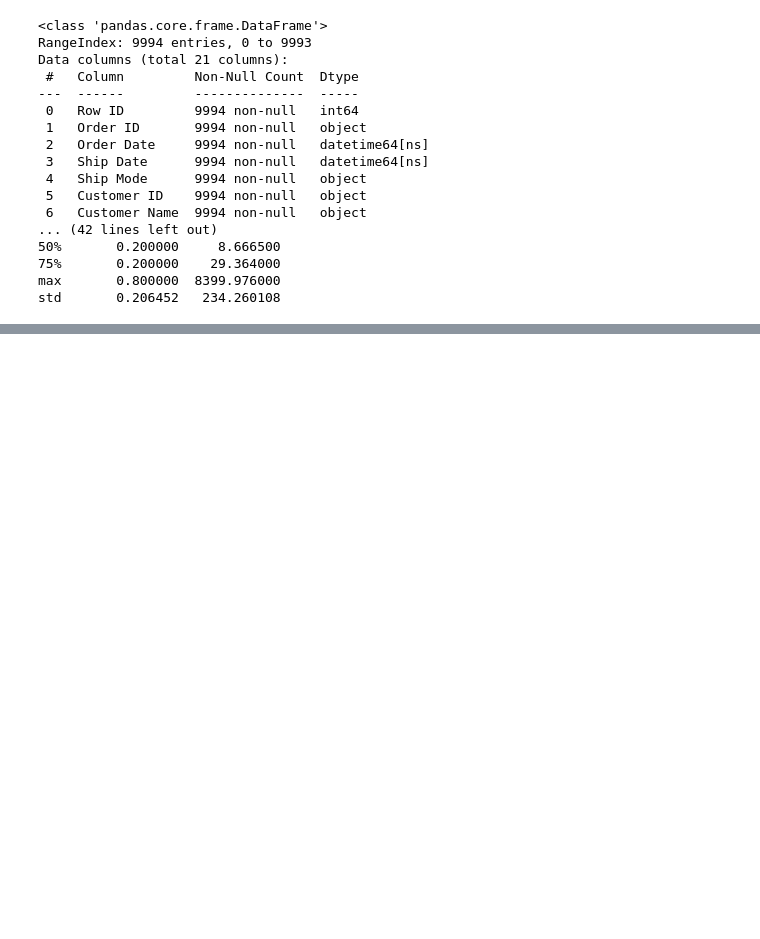
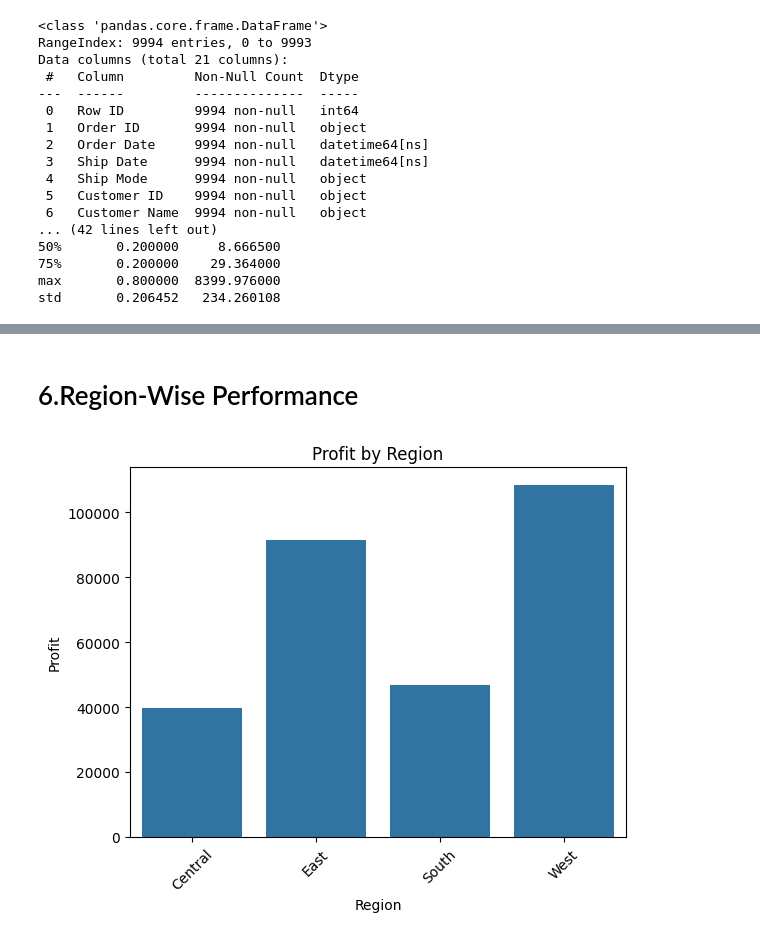
Before and after one commit to Sujithra-Emmanuel/SAMPLE-SUPERSTORE, a Jupyter notebook: Retail Analytics.ipynb, the cells around one changed output, grey strips where cells are left out. Cells and saved outputs as stored; diff of their text form; code cells hidden in the pictures; blank space fills up the shorter version.

```diff
--- a/Retail Analytics.ipynb
+++ b/Retail Analytics.ipynb
@@ -20,0 +16,27 @@ df.head()
+# %%
+Orders = pd.read_excel(df, sheet_name='Orders')
+print('\norders_shape:', Orders.shape)
+print('\norders_info:')
+print(Orders.info())
+print('\norders_describe:')
+print(Orders.describe())
+print('\norders_columns:')
+print(Orders.columns)
+
+Returns = pd.read_excel(df, sheet_name='Returns')
+print('\nReturns_shape:', Returns.shape)
+print('\nReturns_info:')
+print(Returns.info())
+print('\nReturns_describe:')
+print(Returns.describe())
+print('\nReturns_columns:')
+print(Returns.columns)
+
+People = pd.read_excel(df, sheet_name='People')
+print('\nPeople_shape:', People.shape)
+print('\nPeople_info:')
+print(People.info())
+print('\nPeople_describe:')
+print(People.describe())
+print('\nPeople_columns:')
+print(People.columns)
@@ -77,0 +168,12 @@ std       0.206452   234.260108
+# %% [markdown]
+# 6.Region-Wise Performance
+# %%
+df=Orders
+region_perf = df.groupby('Region')[['Sales', 'Profit']].sum()
+sns.barplot(x=region_perf.index, y=region_perf['Profit'])
+plt.title('Profit by Region')
+plt.ylabel('Profit')
+plt.xticks(rotation=45)
+plt.show()
+# %% [output]
+[figure, added]
```
Also changed, not shown: parts of 18 cells of this notebook, 2 other files.
